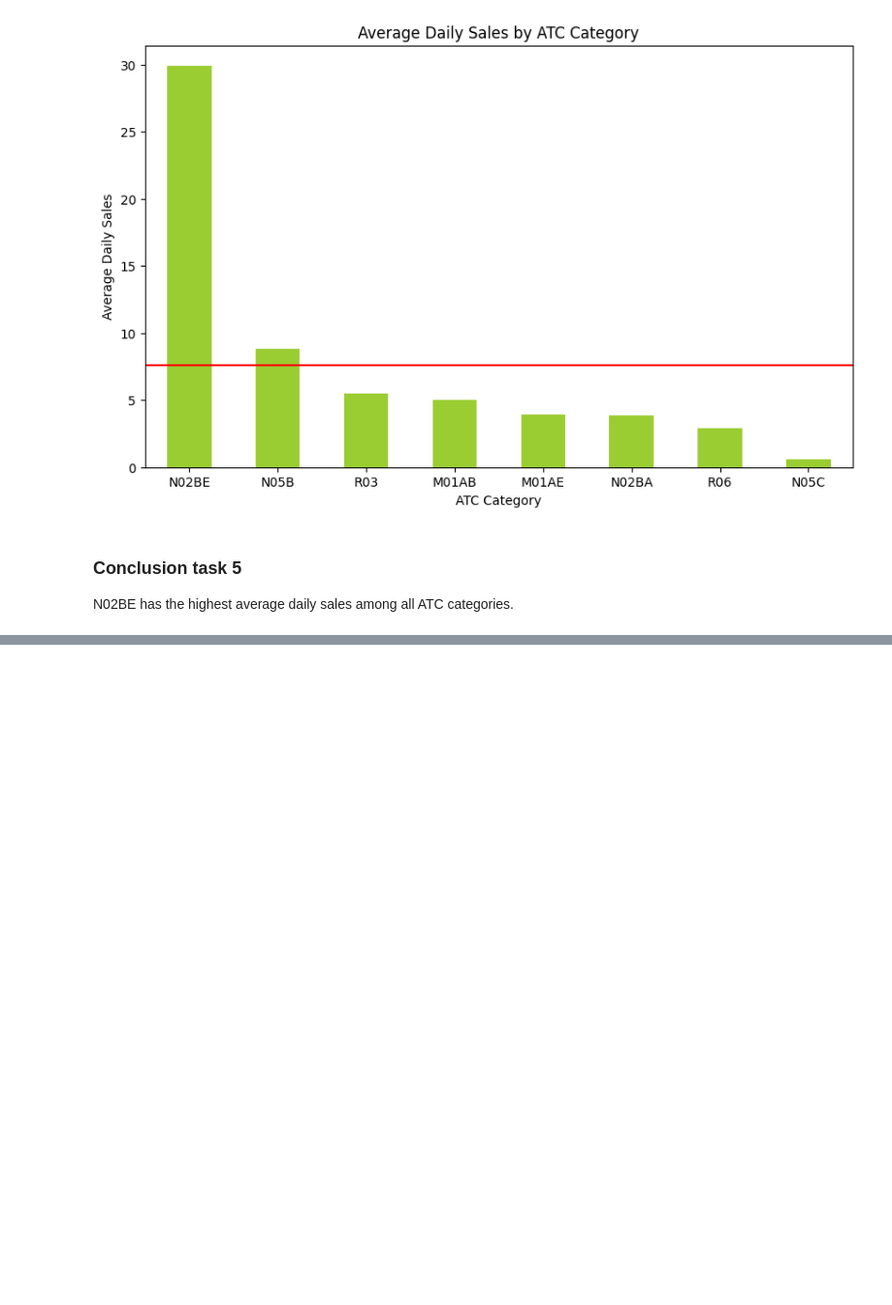
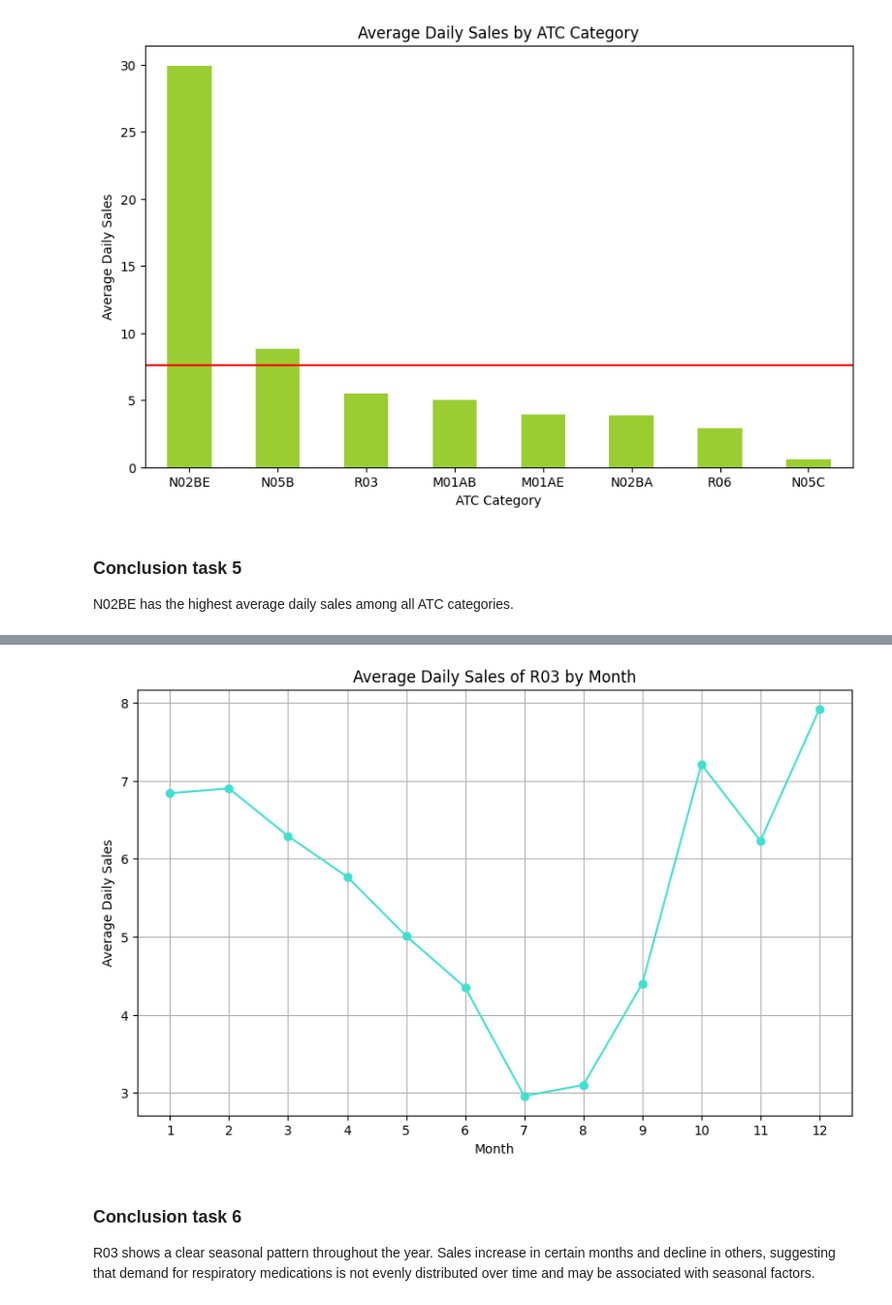
Before and after one commit to Lreport/Pharma-DataAnaly-Test, a Jupyter notebook: pharma_analysis.ipynb, the cells around one changed output, grey strips where cells are left out. Shown at 97% size. Cells and saved outputs as stored; diff of their text form; code cells hidden in the pictures; blank space fills up the shorter version.

```diff
--- a/pharma_analysis.ipynb
+++ b/pharma_analysis.ipynb
@@ -281,0 +284,3 @@ N02BE has the highest average daily sales among all ATC categories.
+# %%
+r03_mean_month = df.groupby('Month')['R03'].mean().round(2)
+r03_mean_month
@@ -281,0 +302,19 @@ N02BE has the highest average daily sales among all ATC categories.
+# %%
+r03_mean_month.plot(
+    kind = 'line',
+    marker = 'o',
+    figsize = (10,6),
+    color = 'turquoise'
+)
+
+plt.title('Average Daily Sales of R03 by Month')
+plt.xlabel('Month')
+plt.ylabel('Average Daily Sales')
+plt.xticks(range(1,13))
+plt.grid(True)
+plt.show()
+# %% [output]
+[figure, added]
+# %% [markdown]
+### Conclusion task 6
+R03 shows a clear seasonal pattern throughout the year. Sales increase in certain months and decline in others, suggesting that demand for respiratory medications is not evenly distributed over time and may be associated with seasonal factors.
```
Also changed, not shown: parts of 2 cells of this notebook.
